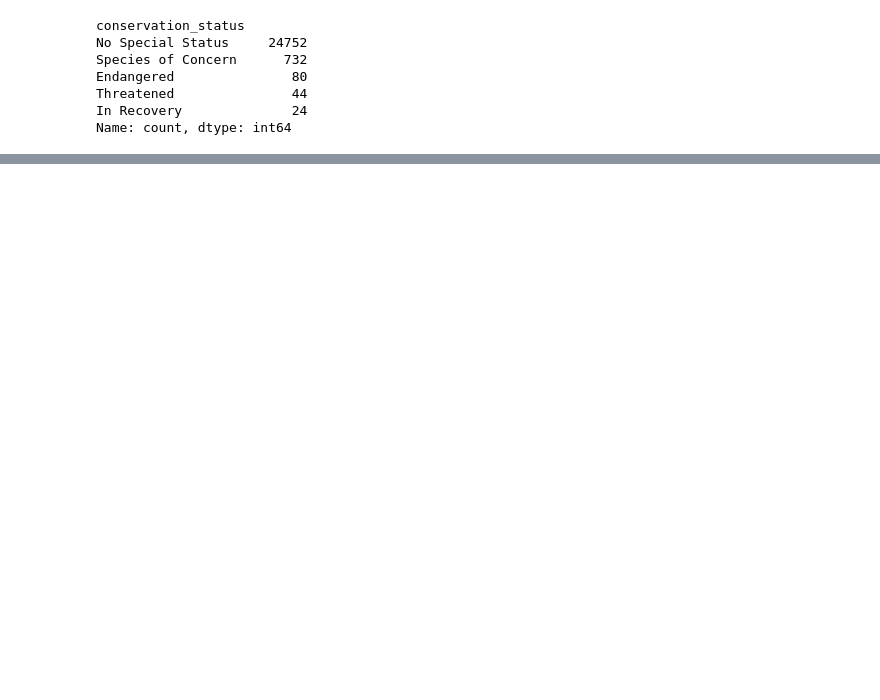
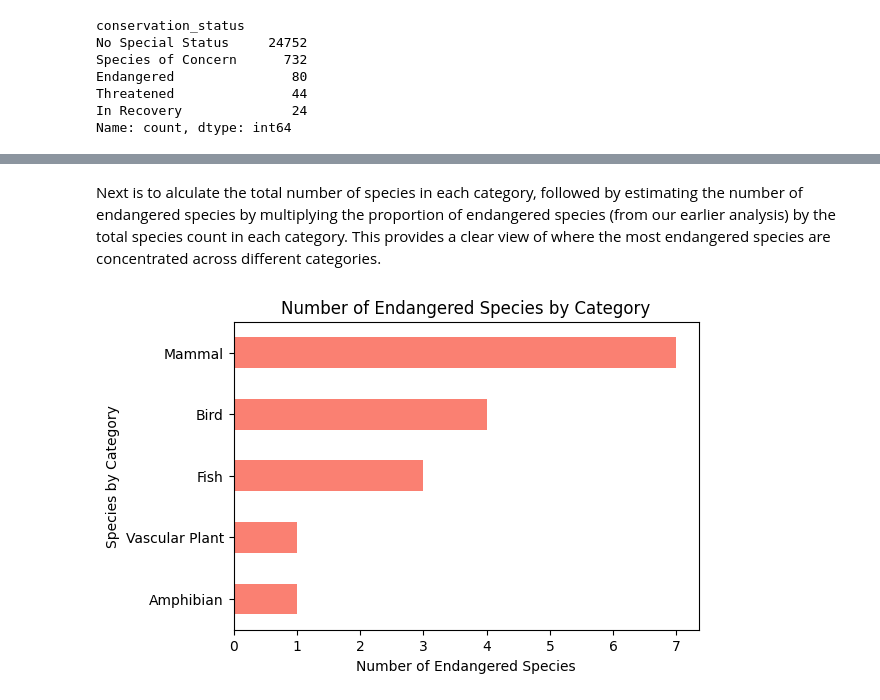
Before and after one commit to jacolind104/Biodiversity-in-National-Parks---Portfolio-Project, a Jupyter notebook: biodiversity.ipynb, the cells around one changed output, grey strips where cells are left out. Drawn from its saved outputs; the diff is of its cells as text; code cells hidden in the pictures; blank space fills up the shorter version.

```diff
--- a/biodiversity.ipynb
+++ b/biodiversity.ipynb
@@ -190,0 +250,15 @@ plt.show()
+# %% [markdown]
+Next is to alculate the total number of species in each category, followed by estimating the number of endangered species by multiplying the proportion of endangered species (from our earlier analysis) by the total species count in each category. This provides a clear view of where the most endangered species are concentrated across different categories.
+# %%
+category_endangered_count = species[species['conservation_status'] == 'Endangered'].groupby('category').size()
+
+plt.figure(figsize=(6,4))
+category_endangered_count.sort_values().plot(kind='barh', color='salmon')
+
+plt.title('Number of Endangered Species by Category')
+plt.xlabel('Number of Endangered Species')
+plt.ylabel('Species by Category')
+
+plt.show()
+# %% [output]
+[figure, added]
```
Also changed, not shown: parts of 25 cells of this notebook.
